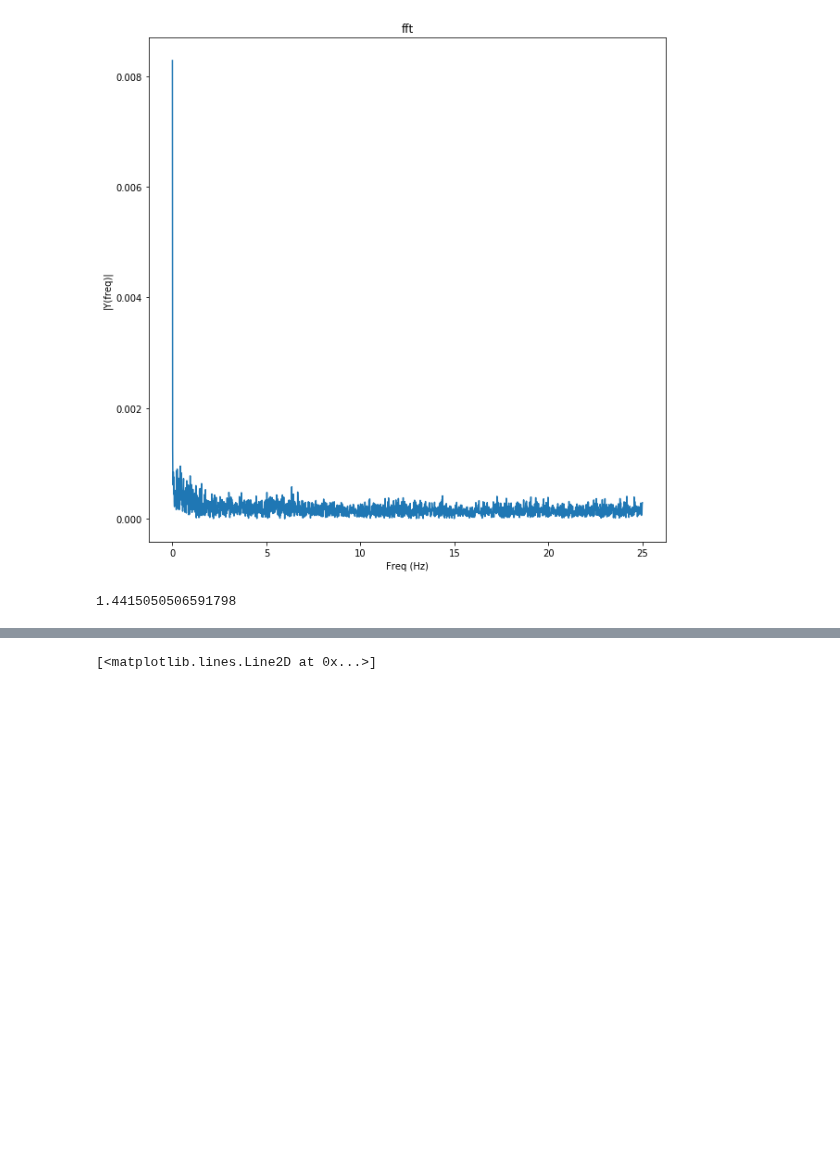
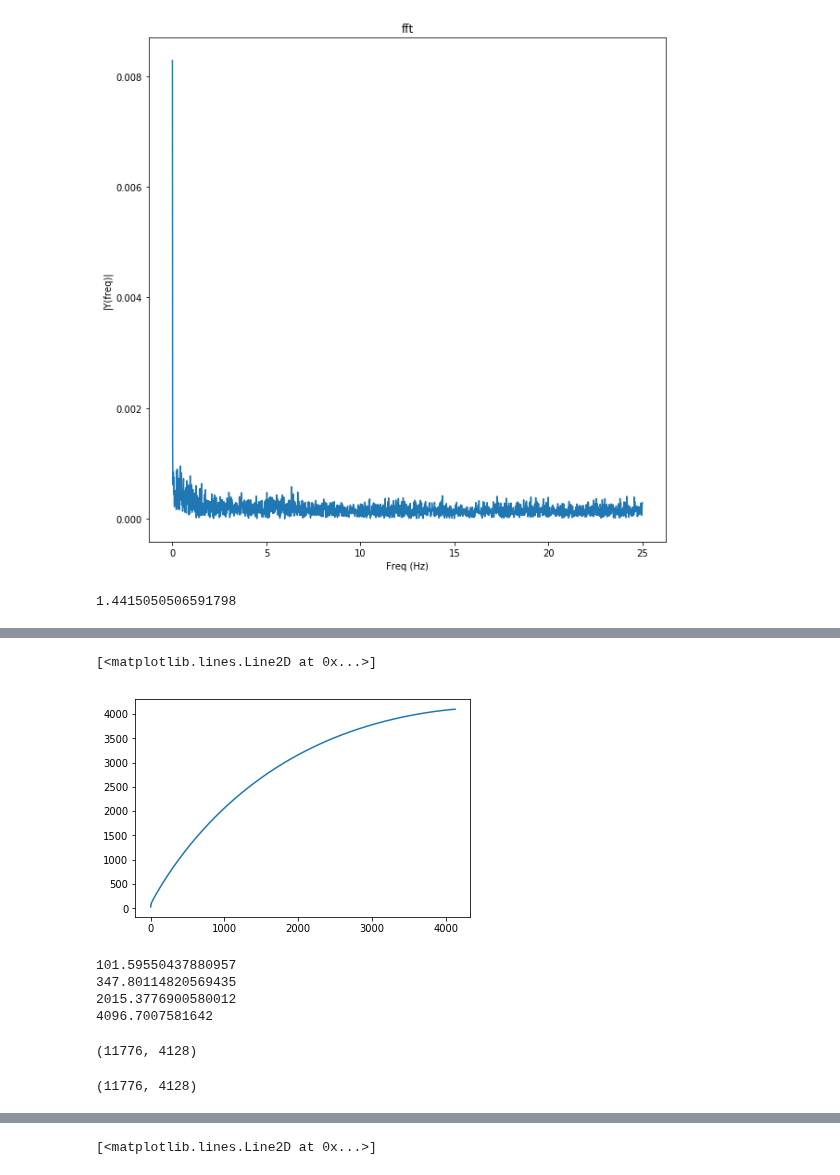
Before and after one commit to bellabrez/bigbadbrain, a Jupyter notebook: jupyter_notebooks/20190725 - More PCA.ipynb, the cells around one changed output, grey strips where cells are left out. Saved outputs shown, nothing was run; the diff lists cells and outputs as text; code cells hidden in the pictures; blank space fills up the shorter version.

```diff
--- a/jupyter_notebooks/20190725 - More PCA.ipynb
+++ b/jupyter_notebooks/20190725 - More PCA.ipynb
@@ -115,0 +112,16 @@ timestamps.shape
+# %%
+plt.plot(np.cumsum(pca_all.explained_variance_))
+#plt.xlim(0,100)
+# %% [output]
+[<matplotlib.lines.Line2D at 0x...>]
+[figure, added]
+# %%
+print(np.sum(pca_10.explained_variance_))
+print(np.sum(pca_100.explained_variance_))
+print(np.sum(pca_1000.explained_variance_))
+print(np.sum(pca_all.explained_variance_))
+# %% [output]
+101.59550437880957
+347.80114820569435
+2015.3776900580012
+4096.7007581642
@@ -115,0 +136,4 @@ timestamps.shape
+# %%
+X.shape
+# %% [output]
+(11776, 4128)
@@ -115,0 +152,4 @@ timestamps.shape
+# %%
+X_svd.shape
+# %% [output]
+(11776, 4128)
```
Also changed, not shown: parts of 31 cells of this notebook, 11 other files.
